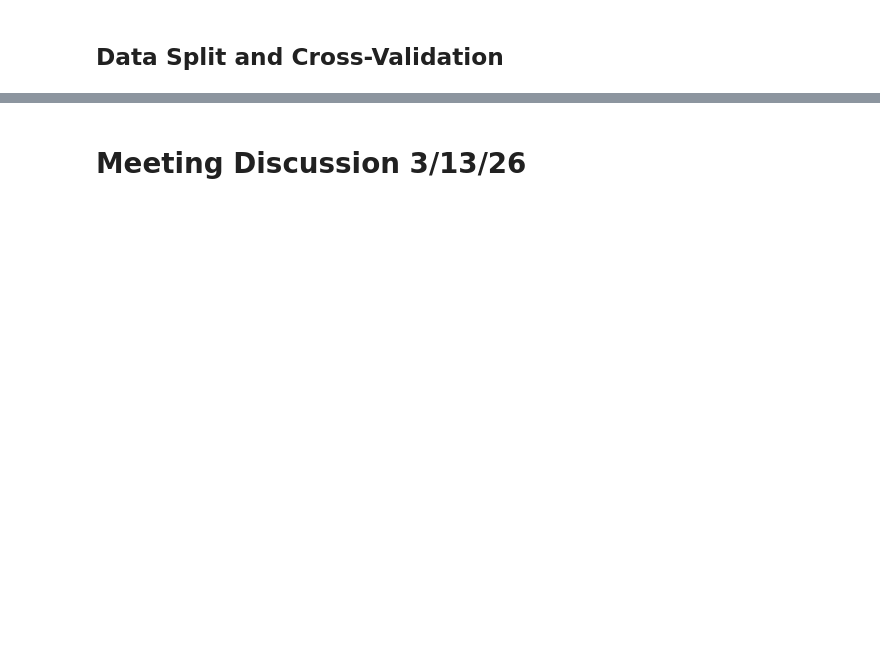
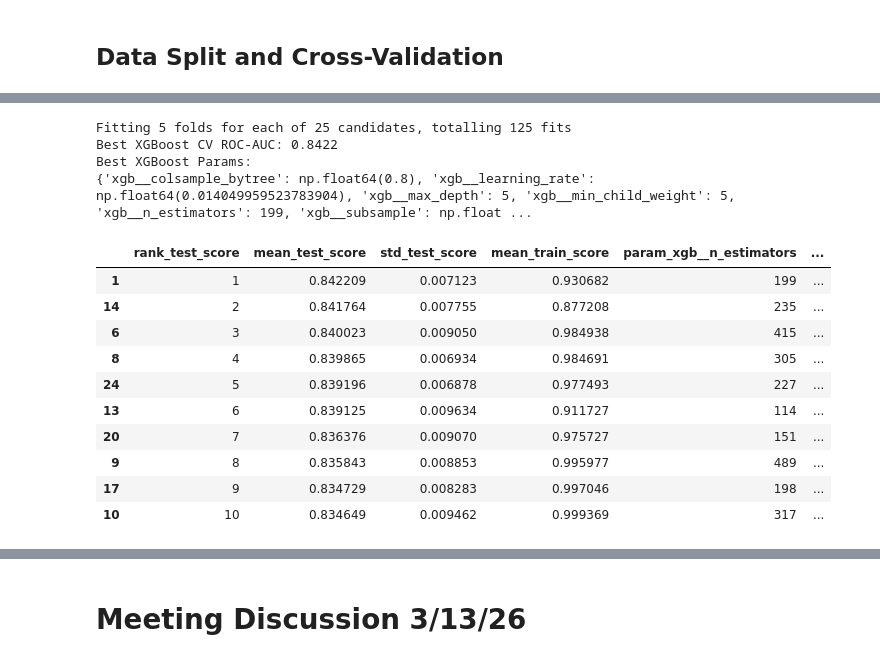
Before and after one commit to Rjashby1/cms-hai-risk-prediction, a Jupyter notebook: code/main_pipeline.ipynb, the cells around one changed output, grey strips where cells are left out. Cells and saved outputs as stored; diff of their text form; code cells hidden in the pictures; blank space fills up the shorter version.

```diff
--- a/code/main_pipeline.ipynb
+++ b/code/main_pipeline.ipynb
@@ -237,0 +468,58 @@ Blurb
+# %%
+# Step 08: XGBoost
+step_08 = importlib.import_module("08_model_xgboost")
+importlib.reload(step_08)
+
+xgb_cv, xgb_pipe, xgb_params = step_08.run_xgb_model(
+    preprocess=preprocess_tree,
+    cv=cv_inner,
+    Xtrain=X_train,
+    ytrain=y_train,
+    scale_pos_weight=scale_pos_weight,
+    random_seed=RANDOM_SEED,
+    n_iter=25,
+    scoring='roc_auc',
+    n_jobs=-1
+)
+
+xgb_best = xgb_cv.best_estimator_
+
+print("Best XGBoost CV ROC-AUC:", round(xgb_cv.best_score_, 4))
+print("Best XGBoost Params:")
+print(xgb_cv.best_params_)
+
+xgb_results = pd.DataFrame(xgb_cv.cv_results_)
+xgb_summary_cols = [
+    'rank_test_score',
+    'mean_test_score',
+    'std_test_score',
+    'mean_train_score',
+    'param_xgb__n_estimators',
+    'param_xgb__learning_rate',
+    'param_xgb__max_depth',
+    'param_xgb__min_child_weight',
+    'param_xgb__subsample',
+    'param_xgb__colsample_bytree'
+]
+
+display(
+    xgb_results[xgb_summary_cols]
+    .sort_values('rank_test_score')
+    .head(10)
+)
+# %% [output]
+Fitting 5 folds for each of 25 candidates, totalling 125 fits
+Best XGBoost CV ROC-AUC: 0.8422
+Best XGBoost Params:
+{'xgb__colsample_bytree': np.float64(0.8), 'xgb__learning_rate': np.float64(0.014049959523783904), 'xgb__max_depth': 5, 'xgb__min_child_weight': 5, 'xgb__n_estimators': 199, 'xgb__subsample': np.float ...
+|  | rank_test_score | mean_test_score | std_test_score | mean_train_score | param_xgb__n_estimators | ... |
+| 1 | 1 | 0.842209 | 0.007123 | 0.930682 | 199 | ... |
+| 14 | 2 | 0.841764 | 0.007755 | 0.877208 | 235 | ... |
+| 6 | 3 | 0.840023 | 0.009050 | 0.984938 | 415 | ... |
+| 8 | 4 | 0.839865 | 0.006934 | 0.984691 | 305 | ... |
+| 24 | 5 | 0.839196 | 0.006878 | 0.977493 | 227 | ... |
+| 13 | 6 | 0.839125 | 0.009634 | 0.911727 | 114 | ... |
+| 20 | 7 | 0.836376 | 0.009070 | 0.975727 | 151 | ... |
+| 9 | 8 | 0.835843 | 0.008853 | 0.995977 | 489 | ... |
+| 17 | 9 | 0.834729 | 0.008283 | 0.997046 | 198 | ... |
+| 10 | 10 | 0.834649 | 0.009462 | 0.999369 | 317 | ... |
```
Also changed, not shown: parts of 21 cells of this notebook, 6 other files.
